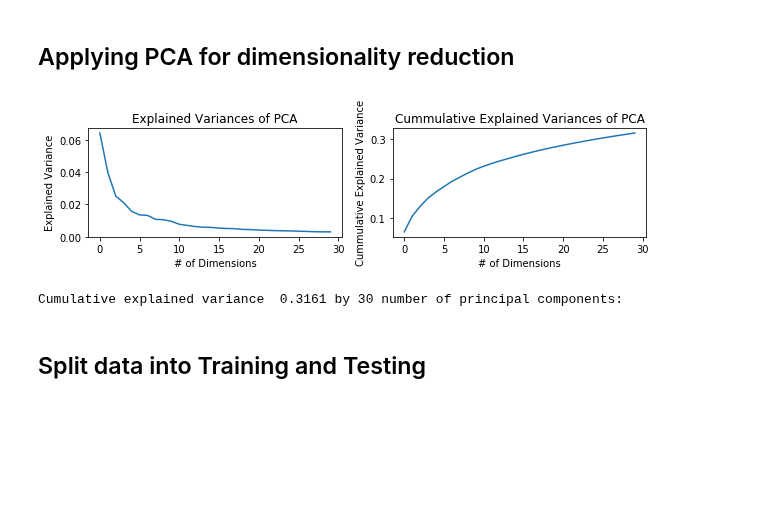
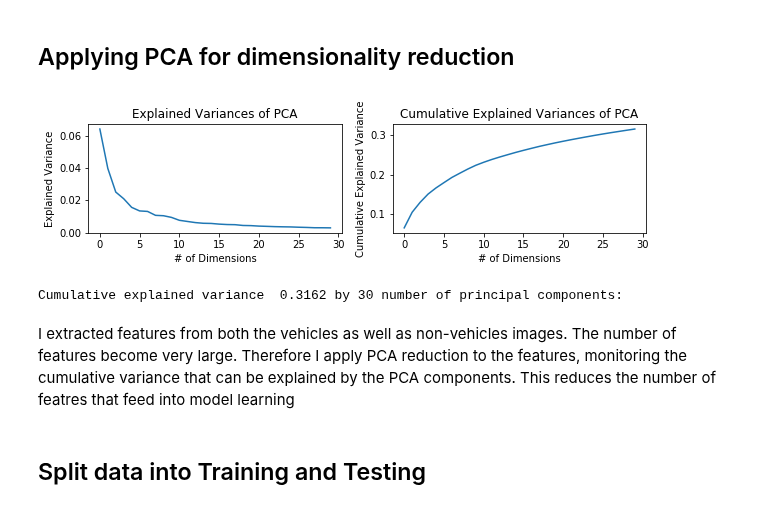
Before and after one commit to sanjaysane/CarND-Vehicle-Detection, a Jupyter notebook: P5_model.ipynb, the cells around one changed output. Drawn from its saved outputs; the diff is of its cells as text; code cells hidden in the pictures; blank space fills up the shorter version.

```diff
--- a/P5_model.ipynb
+++ b/P5_model.ipynb
@@ -207,36 +213,38 @@ Feature Scaling for Vehicles ( 8792 ) and Non-Vehicles ( 9666 ) Completed
 # %%
 n_pca_comp = 30
 pca = PCA(n_components=n_pca_comp, whiten=True)
 pca = pca.fit(scaled_X)
 pca_features = pca.transform(scaled_X)
 
 # how much do we gain by PCA
 
 explained_variance = pca.explained_variance_ratio_
 components = pca.components_
 
 # plot pca
 plt.figure(figsize=(10,2))
 plt.subplot(1,2,1)
 plt.xlabel('# of Dimensions')
 plt.ylabel('Explained Variance')
 plt.title("Explained Variances of PCA")
 _ = plt.plot(pca.explained_variance_ratio_)
 
 plt.subplot(1,2,2)
 plt.xlabel('# of Dimensions')
-plt.ylabel('Cummulative Explained Variance')
-plt.title("Cummulative Explained Variances of PCA")
+plt.ylabel('Cumulative Explained Variance')
+plt.title("Cumulative Explained Variances of PCA")
 _ = plt.plot(np.cumsum(pca.explained_variance_ratio_))
 
 plt.show()
 
 
 print("Cumulative explained variance  {:.4f} by {} number of principal components:".format(
     sum(explained_variance[:n_pca_comp]), n_pca_comp))
 # %% [output]
-[figure, old version]
+[figure, new version]
-Cumulative explained variance  0.3161 by 30 number of principal components:
+Cumulative explained variance  0.3162 by 30 number of principal components:
+# %% [markdown]
+I extracted features from both the vehicles as well as non-vehicles images. The number of features become very large. Therefore I apply PCA reduction to the features, monitoring the cumulative variance that can be explained by the PCA components. This reduces the number of featres that feed into model learning
 # %% [markdown]
 ## Split data into Training and Testing
 # %%
```
Also changed, not shown: parts of 10 cells of this notebook, 5 other files.
